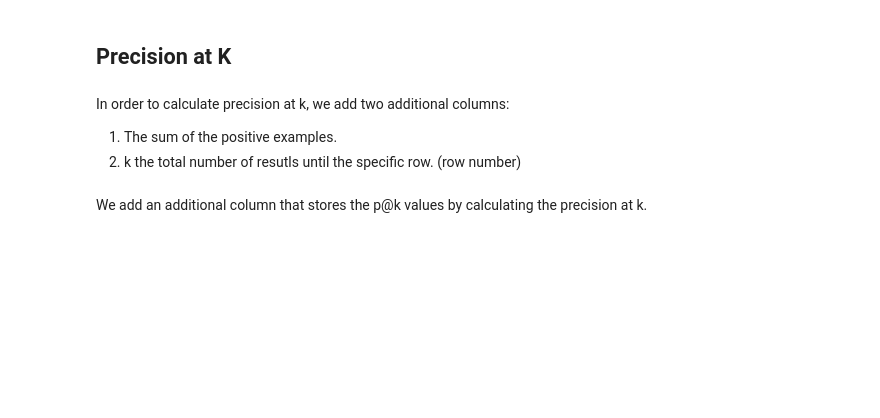
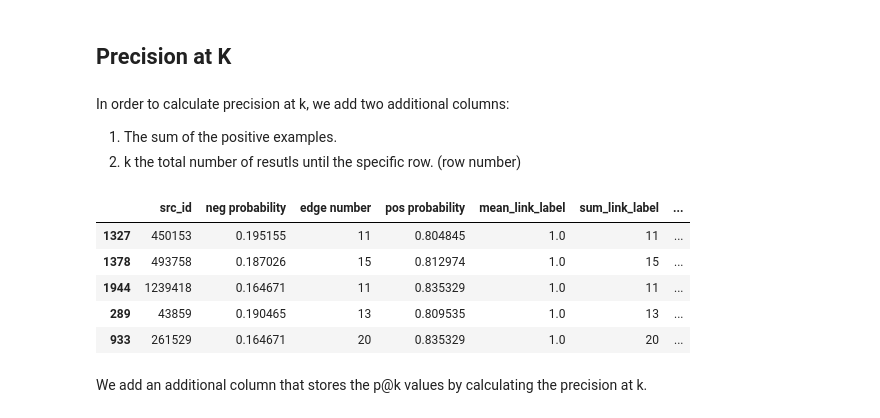
Before and after one commit to anish-saha/Network-Anomaly-Detection, a Jupyter notebook: Sybil_Detection_Twitter.ipynb, the cells around one changed output. Saved outputs shown, nothing was run; the diff lists cells and outputs as text; code cells hidden in the pictures; blank space fills up the shorter version.

```diff
--- a/Sybil_Detection_Twitter.ipynb
+++ b/Sybil_Detection_Twitter.ipynb
@@ -188,2 +393,11 @@ df.head(10)
+# %%
+rf_df.head(5)
+# %% [output]
+|  | src_id | neg probability | edge number | pos probability | mean_link_label | sum_link_label | ... |
+| 1327 | 450153 | 0.195155 | 11 | 0.804845 | 1.0 | 11 | ... |
+| 1378 | 493758 | 0.187026 | 15 | 0.812974 | 1.0 | 15 | ... |
+| 1944 | 1239418 | 0.164671 | 11 | 0.835329 | 1.0 | 11 | ... |
+| 289 | 43859 | 0.190465 | 13 | 0.809535 | 1.0 | 13 | ... |
+| 933 | 261529 | 0.164671 | 20 | 0.835329 | 1.0 | 20 | ... |
 # %% [markdown]
 We add an additional column that stores the p@k values by calculating the precision at k.
```
Also changed, not shown: parts of 20 cells of this notebook, 2 other files.
